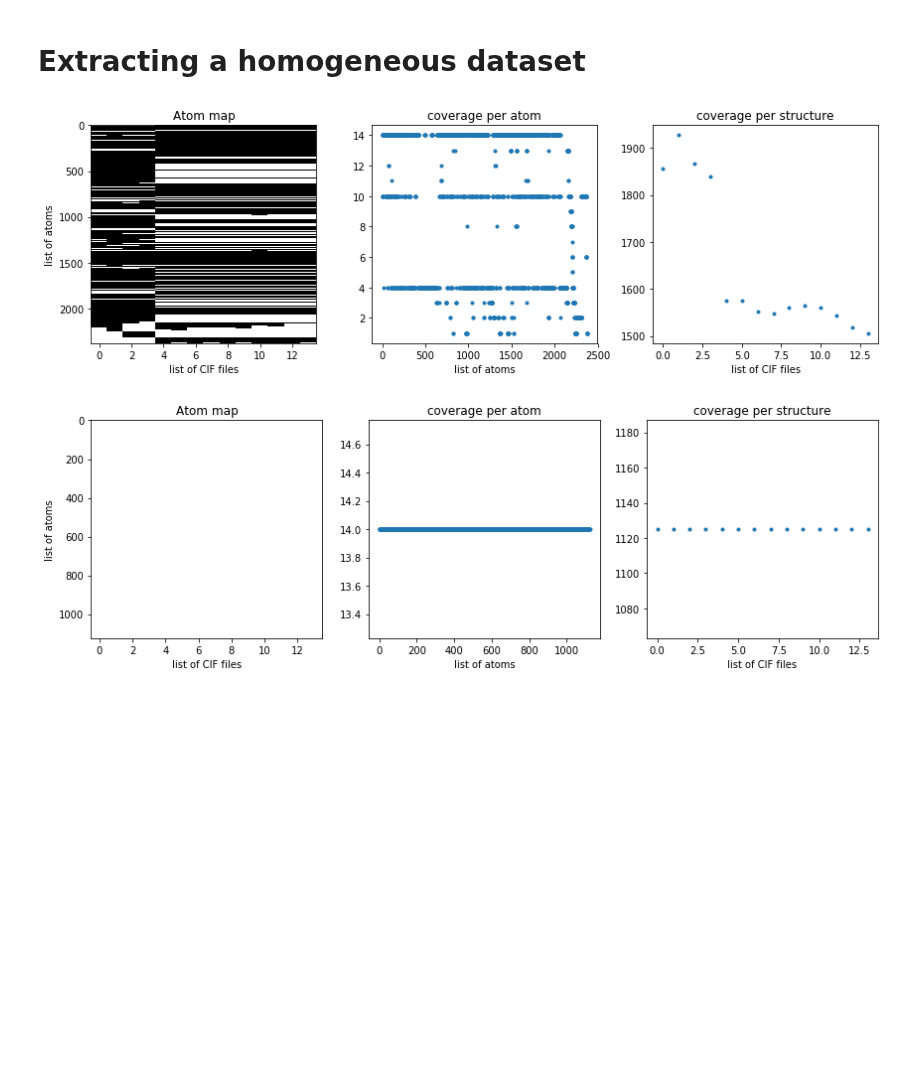
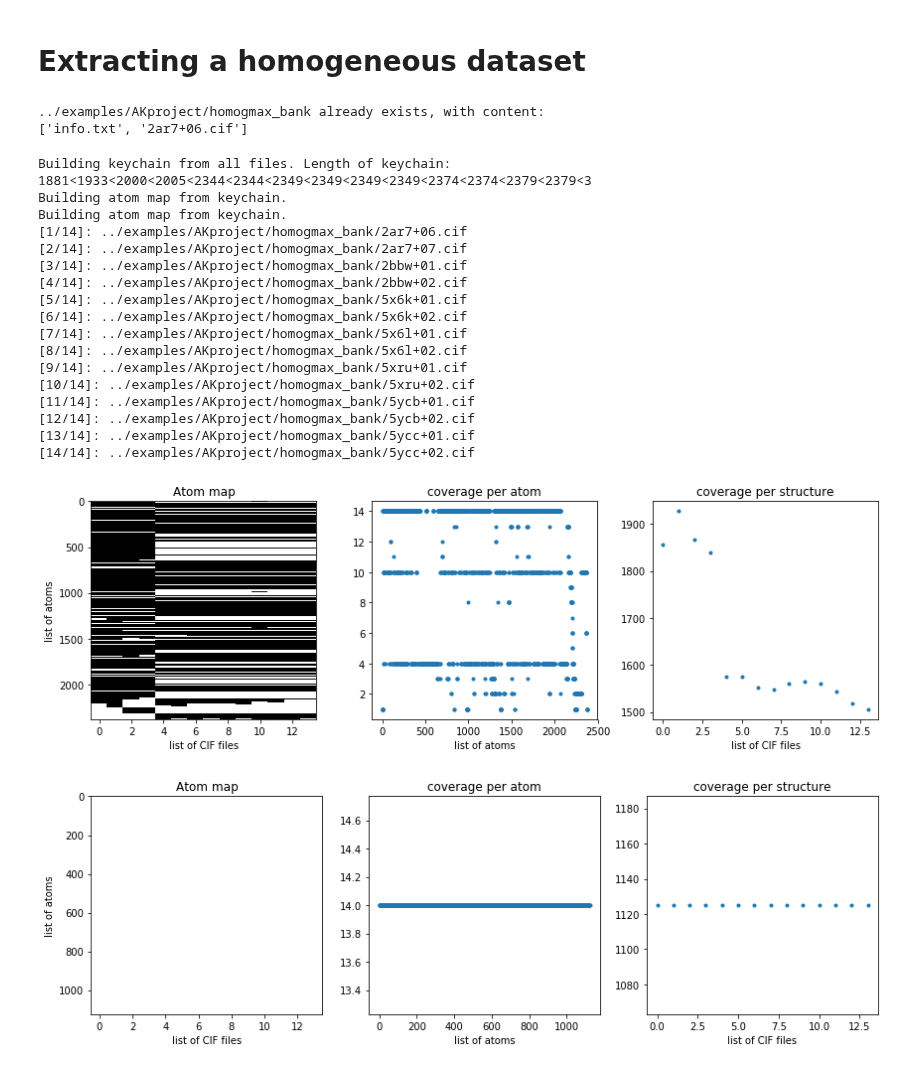
Before and after one commit to fatipardo/PDBClean, a Jupyter notebook: notebooks/Extracting a homogeneous dataset.ipynb, the cells around one changed output. Cells and saved outputs as stored; diff of their text form; code cells hidden in the pictures; blank space fills up the shorter version.

Commit message:
added write cif functions in homogenutils. Need to port to other process functions in previous steps.

```diff
--- a/notebooks/Extracting a homogeneous dataset.ipynb
+++ b/notebooks/Extracting a homogeneous dataset.ipynb
@@ -13,9 +13,29 @@ PROJDIR=RUNDIR+'AKproject'
+# %%
+PROJDIR=RUNDIR+'AKproject'
+pdbclean_io.check_project(projdir=PROJDIR, action='create', level='homogmax_bank')
+# %% [output]
+../examples/AKproject/homogmax_bank already exists, with content:
+['info.txt', '2ar7+06.cif']
 # %%
-atommap, keychain = homogen.process(projdir=PROJDIR, mode='show_atommap', source='final_bank', dry_run=True)
+homogen.process(projdir=PROJDIR, mode='keep_all_samples', source='final_bank', target='homogmax_bank', verbose=True, show=True)
 # %% [output]
+Building keychain from all files. Length of keychain:
+1881<1933<2000<2005<2344<2344<2349<2349<2349<2349<2374<2374<2379<2379<3
+Building atom map from keychain.
+Building atom map from keychain.
+[1/14]: ../examples/AKproject/homogmax_bank/2ar7+06.cif
+[2/14]: ../examples/AKproject/homogmax_bank/2ar7+07.cif
+[3/14]: ../examples/AKproject/homogmax_bank/2bbw+01.cif
+[4/14]: ../examples/AKproject/homogmax_bank/2bbw+02.cif
+[5/14]: ../examples/AKproject/homogmax_bank/5x6k+01.cif
+[6/14]: ../examples/AKproject/homogmax_bank/5x6k+02.cif
+[7/14]: ../examples/AKproject/homogmax_bank/5x6l+01.cif
+[8/14]: ../examples/AKproject/homogmax_bank/5x6l+02.cif
+[9/14]: ../examples/AKproject/homogmax_bank/5xru+01.cif
+[10/14]: ../examples/AKproject/homogmax_bank/5xru+02.cif
+[11/14]: ../examples/AKproject/homogmax_bank/5ycb+01.cif
+[12/14]: ../examples/AKproject/homogmax_bank/5ycb+02.cif
+[13/14]: ../examples/AKproject/homogmax_bank/5ycc+01.cif
+[14/14]: ../examples/AKproject/homogmax_bank/5ycc+02.cif
-[figure, old version]
+[figure, new version]
+[figure, added]
-# %%
-new_atommap, new_keychain = homogen.maximize_samplesize(atommap, keychain)
-homogen.show_atommap(new_atommap)
-# %% [output]
-[figure, removed]
```
Also changed, not shown: parts of 4 cells of this notebook, 4 other files.
